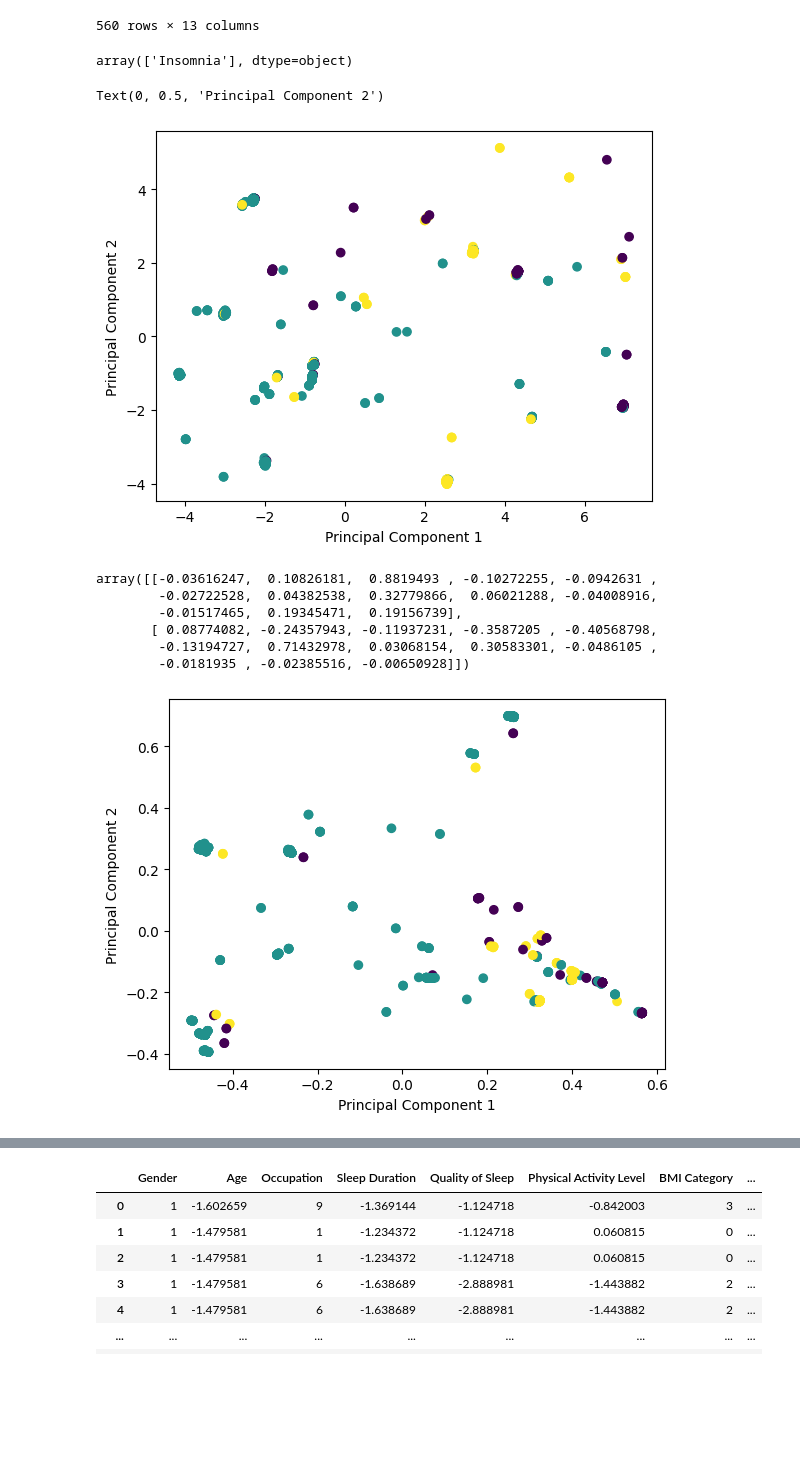
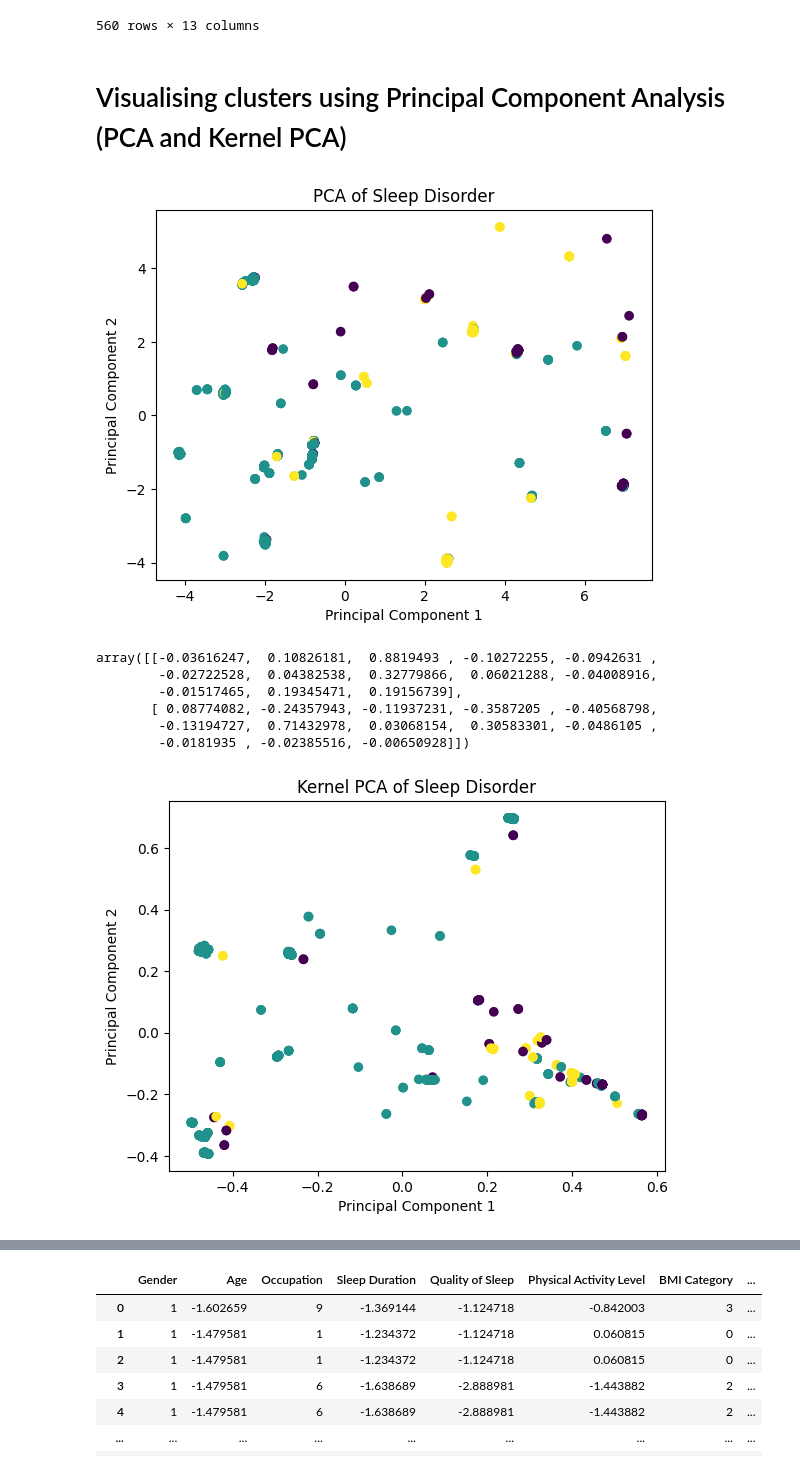
Before and after one commit to VISHNU-SHREERAM/ML-Project, a Jupyter notebook: midsem.ipynb, the cells around one changed output, grey strips where cells are left out. Cells and saved outputs as stored; diff of their text form; code cells hidden in the pictures; blank space fills up the shorter version.

```diff
--- a/midsem.ipynb
+++ b/midsem.ipynb
@@ -270,23 +270,22 @@ df
 | 184 | 1 | 0.366598 | 7 | -0.964827 | -1.124718 | -0.691534 | 7 | ... |
 | 185 | 1 | 0.366598 | 7 | -0.830054 | -1.124718 | -0.691534 | 7 | ... |
 560 rows × 13 columns
-# %%
-label_encoding_dict['Sleep Disorder'].inverse_transform([0])
-# %% [output]
-array(['Insomnia'], dtype=object)
+# %% [markdown]
+# Visualising clusters using Principal Component Analysis (PCA and Kernel PCA)
 # %%
 from sklearn.decomposition import PCA
 # %%
 features = [key for key in df if (key != 'Sleep Disorder' or key != 'Stress Level')]
 
 pca = PCA(n_components=2)
 df_pca = pca.fit_transform(df[features])
 plt.scatter(df_pca[:, 0], df_pca[:, 1], c=df['Sleep Disorder'])
 plt.xlabel('Principal Component 1')
 plt.ylabel('Principal Component 2')
+plt.title('PCA of Sleep Disorder')
+plt.show()
 # %% [output]
-Text(0, 0.5, 'Principal Component 2')
-[figure, old version]
+[figure, new version]
 # %%
 pca.components_
 # %% [output]
@@ -303,6 +302,7 @@ df_kpca = kpca.fit_transform(df[features])
 plt.scatter(df_kpca[:, 0], df_kpca[:, 1], c=df['Sleep Disorder'])
 plt.xlabel('Principal Component 1')
 plt.ylabel('Principal Component 2')
+plt.title('Kernel PCA of Sleep Disorder')
 plt.show()
 # %% [output]
-[figure, old version]
+[figure, new version]
```
Also changed, not shown: parts of 8 cells of this notebook.
